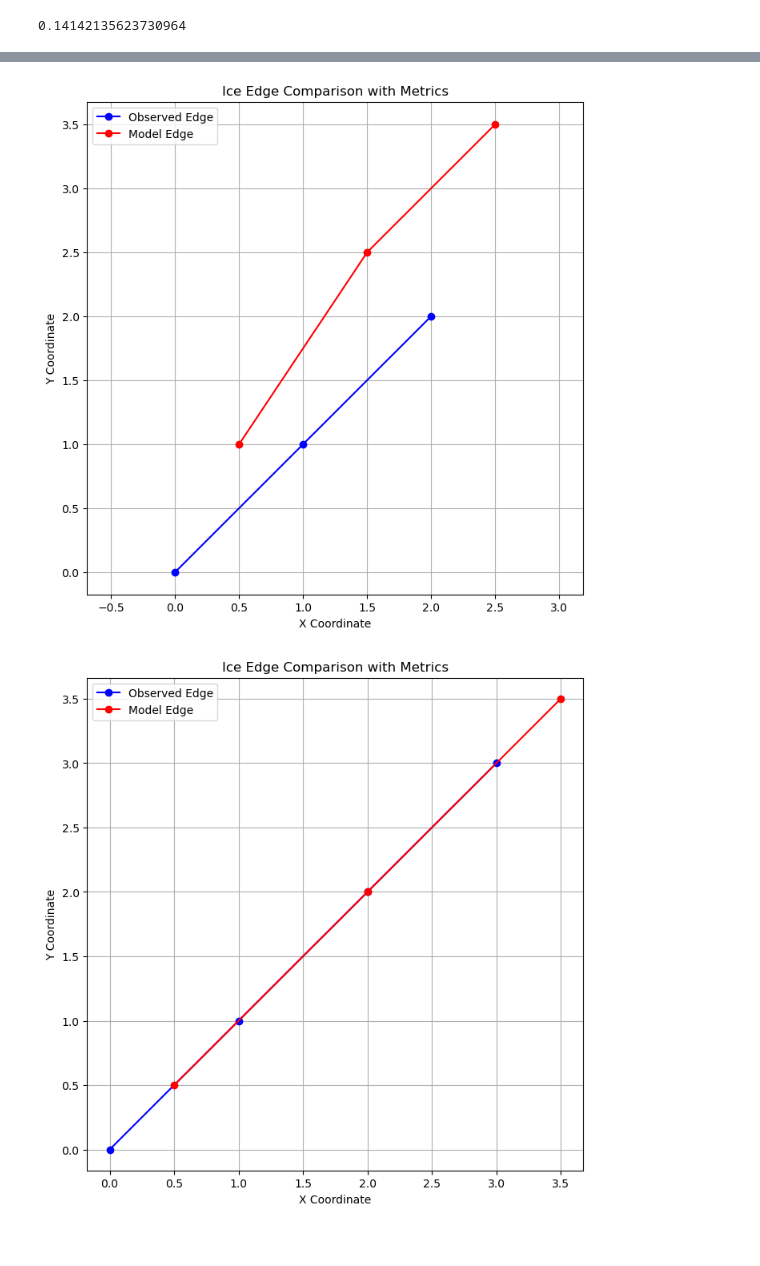
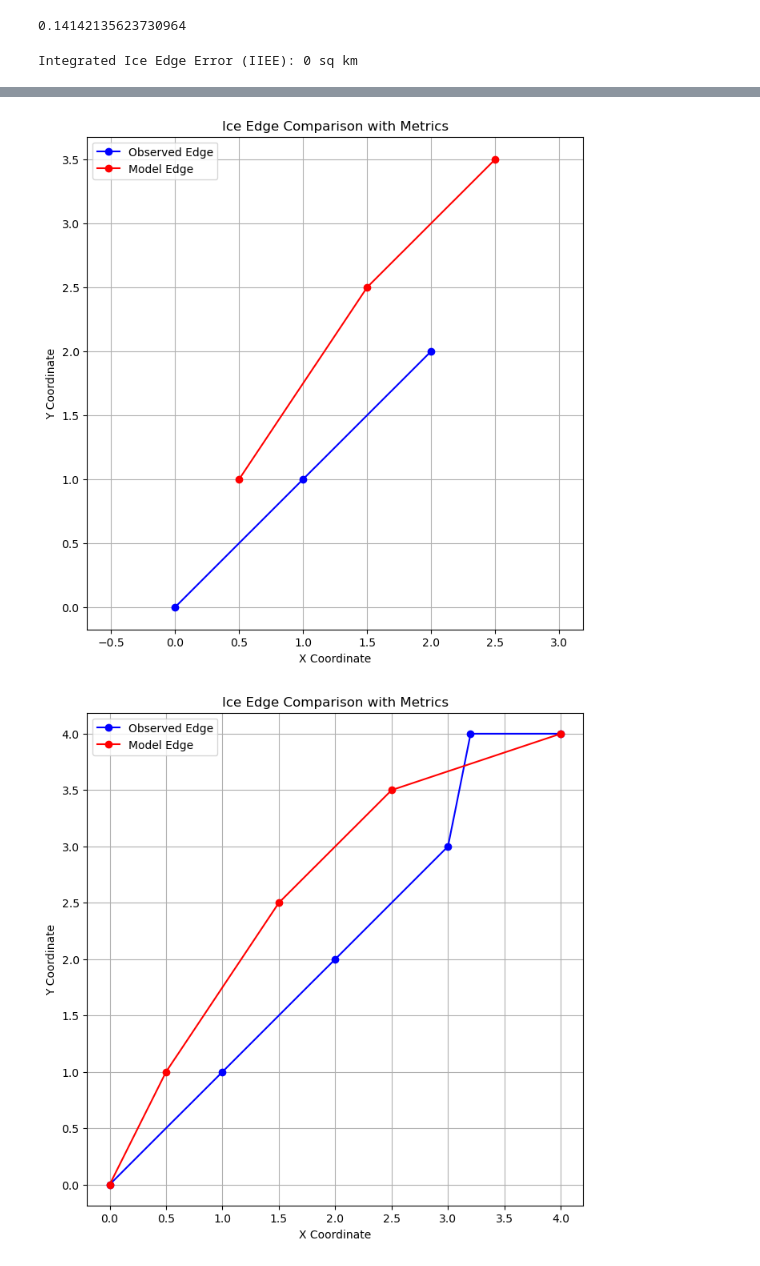
Before and after one commit to NOAA-HES-Capstone/icedyno, a Jupyter notebook: workspaces/julieanna/prototyping_metrics.ipynb, the cells around one changed output, grey strips where cells are left out. Saved outputs shown, nothing was run; the diff lists cells and outputs as text; code cells hidden in the pictures.

Commit message:
metrics: First attempt at implementing integrate ice edge error

```diff
--- a/workspaces/julieanna/prototyping_metrics.ipynb
+++ b/workspaces/julieanna/prototyping_metrics.ipynb
@@ -130,38 +161,57 @@ D_RMS_IE = root_mean_square_ice_edge_displacement(observed_edges, model_edges)
 D_RMS_IE
 # %% [output]
 0.14142135623730964
+# %%
+# Example usage:
+# Assume observed_edge and model_edge are 2D boolean numpy arrays representing the ice presence
+# and grid_resolution is the spatial resolution of the grid in kilometers.
+
+iiee = calculate_iiee(observed_edges, model_edges, grid_resolution=1)
+print("Integrated Ice Edge Error (IIEE):", iiee, "sq km")
+# %% [output]
+Integrated Ice Edge Error (IIEE): 0 sq km
 # %%
-# Define test cases for both D_AVG_IE and D_RMS_IE metrics to validate their implementations
+# Test cases for both D_AVG_IE and D_RMS_IE metrics to validate their implementations
 
 # Test case 1: Simple case where observed and model edges are identical
 observed_edges_test1 = np.array([[0, 0], [1, 1], [2, 2]])
 model_edges_test1 = np.array([[0, 0], [1, 1], [2, 2]])
 
-# Test case 2: Observed and model edges are parallel but with a constant offset
+# Test case 2: Observed and model edges are noticeably different with same length
 observed_edges_test2 = np.array([[0, 0], [1, 1], [2, 2]])
 model_edges_test2 = np.array([[0.5, 1], [1.5, 2.5], [2.5, 3.5]])
 
-# Test case 3: Different lengths and positions
-observed_edges_test3 = np.array([[0, 0], [1, 1], [2, 2], [3, 3]])
-model_edges_test3 = np.array([[0.5, 0.5], [2, 2], [3.5, 3.5]])
+# Test case 3: Observed and model edges are noticeably different with differing lengths
+observed_edges_test3 = np.array([[0, 0], [1, 1], [2, 2], [3, 3], [3.2, 4], [4, 4]])
+model_edges_test3 = np.array([[0, 0], [0.5, 1], [1.5, 2.5], [2.5, 3.5], [4, 4]])
+
+# Test case 4: Different lengths and positions
+observed_edges_test4 = np.array([[0, 0], [1, 1], [2, 2], [3, 3]])
+model_edges_test4 = np.array([[0.5, 0.5], [2, 2], [3.5, 3.5]])
 
 # Perform the calculations for both metrics on all test cases
 results = {}
 for i, (obs_edges, mod_edges) in enumerate(
     [
         (observed_edges_test1, model_edges_test1),
         (observed_edges_test2, model_edges_test2),
         (observed_edges_test3, model_edges_test3),
+        (observed_edges_test4, model_edges_test4),
     ],
     start=1,
 ):
     plot_ice_edges_with_metrics(obs_edges, mod_edges)
     avg_disp = average_ice_edge_displacement(obs_edges, mod_edges)
     rms_disp = root_mean_square_ice_edge_displacement(obs_edges, mod_edges)
-    results[f"Test Case {i}"] = {"D_AVG_IE": avg_disp, "D_RMS_IE": rms_disp}
+    iiee = calculate_iiee(observed_edges, model_edges, grid_resolution=1)
+    results[f"Test Case {i}"] = {
+        "D_AVG_IE": avg_disp,
+        "D_RMS_IE": rms_disp,
+        "IIEE": iiee,
+    }
 
 results
 # %% [output]
 [figure]
 [figure]
-[figure, old version]
+[figure, new version]
```
Also changed, not shown: parts of 4 cells of this notebook.
